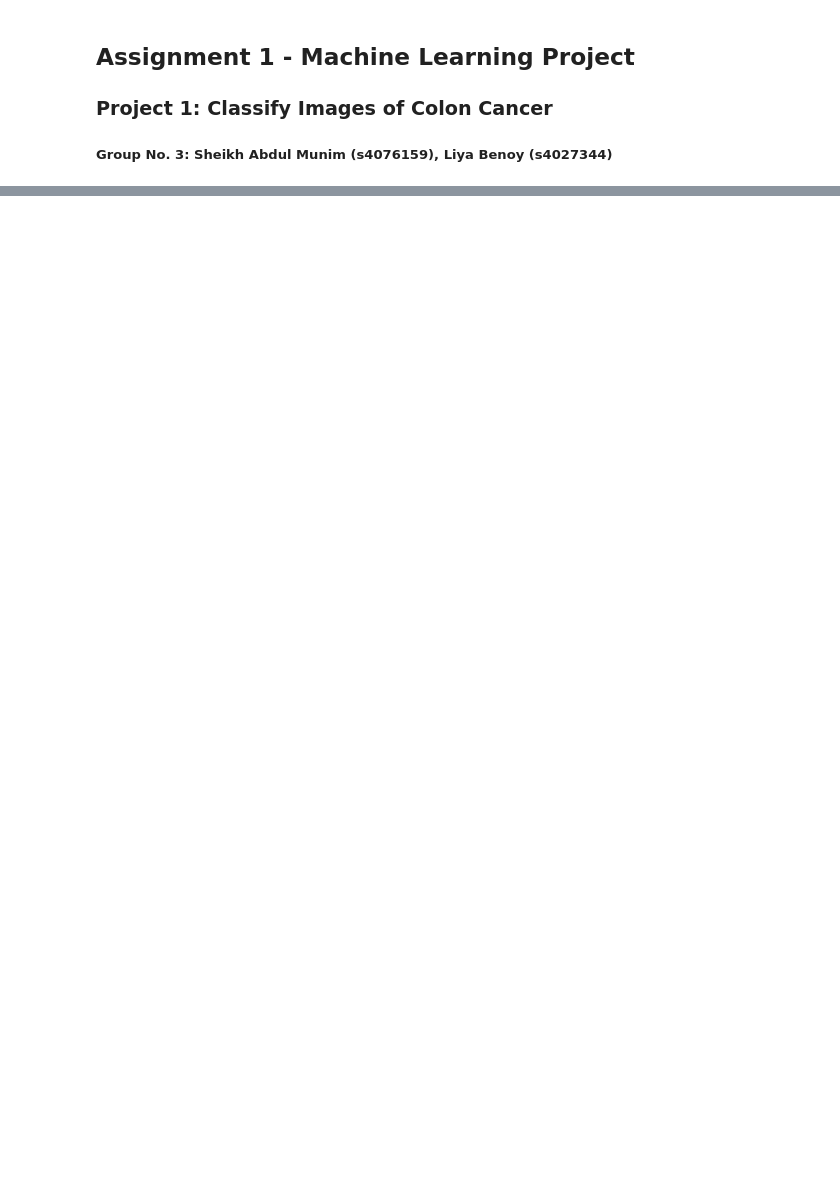
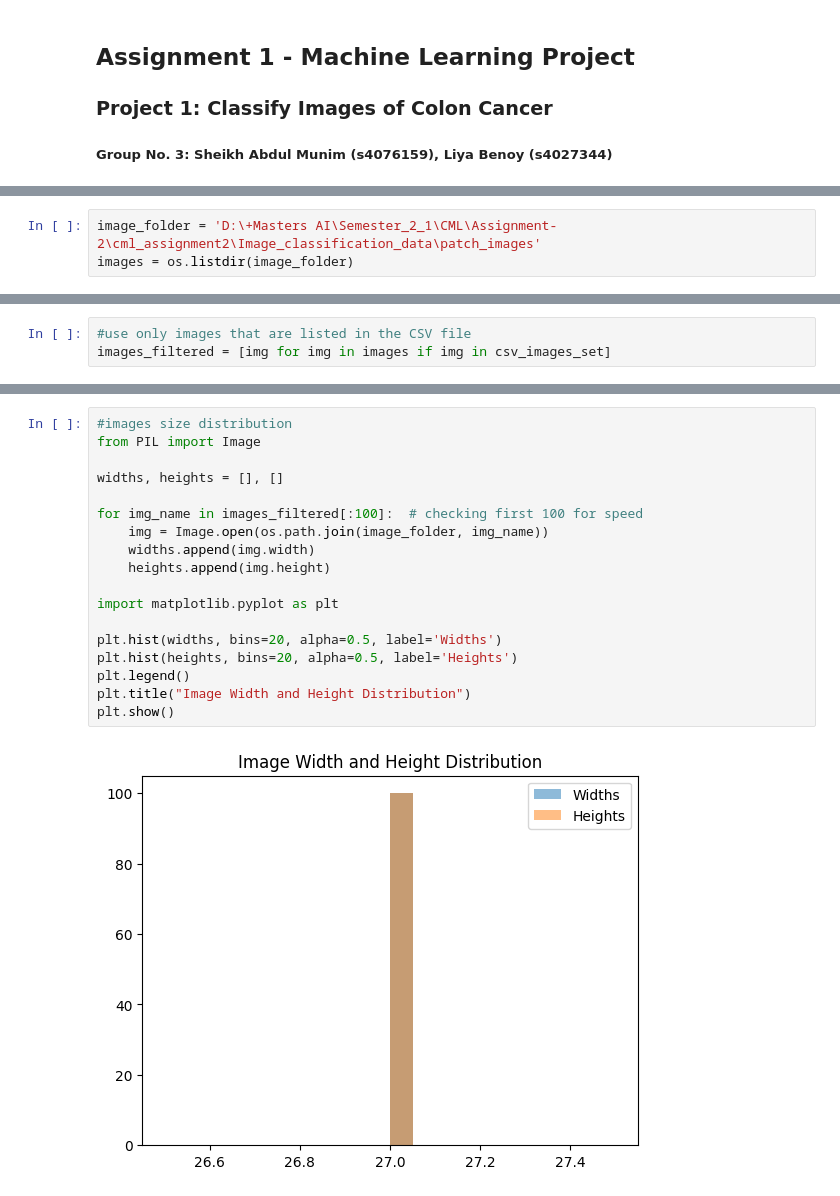
Before and after one commit to sheikhmunim/cml_assignment2, a Jupyter notebook: assignment_2.ipynb, the cells around one changed output, grey strips where cells are left out. Cells and saved outputs as stored; diff of their text form; blank space fills up the shorter version.

```diff
--- a/assignment_2.ipynb
+++ b/assignment_2.ipynb
@@ -101,0 +33,3 @@ plt.show()
+# %%
+image_folder = 'D:\+Masters AI\Semester_2_1\CML\Assignment-2\cml_assignment2\Image_classification_data\patch_images'
+images = os.listdir(image_folder)
@@ -101,0 +50,3 @@ plt.show()
+# %%
+#use only images that are listed in the CSV file
+images_filtered = [img for img in images if img in csv_images_set]
@@ -101,0 +68,20 @@ plt.show()
+# %%
+#images size distribution
+from PIL import Image
+
+widths, heights = [], []
+
+for img_name in images_filtered[:100]:  # checking first 100 for speed
+    img = Image.open(os.path.join(image_folder, img_name))
+    widths.append(img.width)
+    heights.append(img.height)
+
+import matplotlib.pyplot as plt
+
+plt.hist(widths, bins=20, alpha=0.5, label='Widths')
+plt.hist(heights, bins=20, alpha=0.5, label='Heights')
+plt.legend()
+plt.title("Image Width and Height Distribution")
+plt.show()
+# %% [output]
+[figure, added]
```
Also changed, not shown: parts of 16 cells of this notebook, 37 other files.
